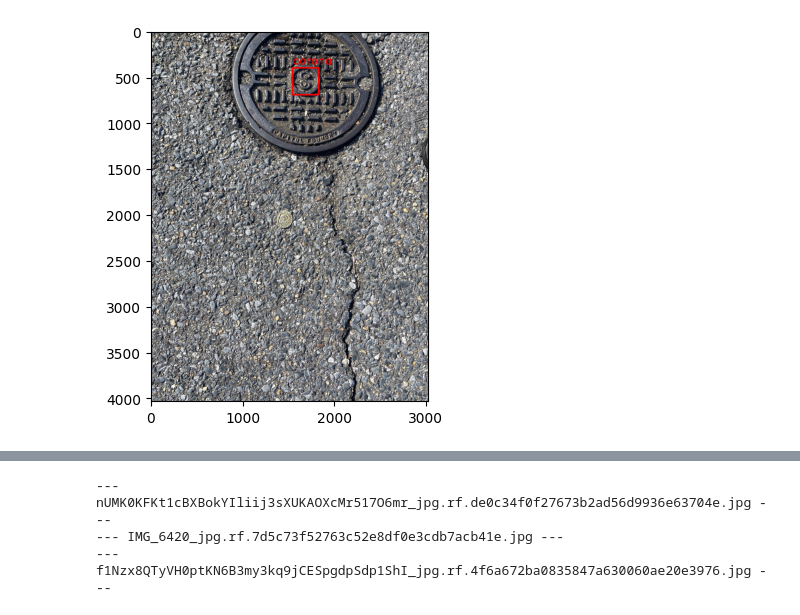
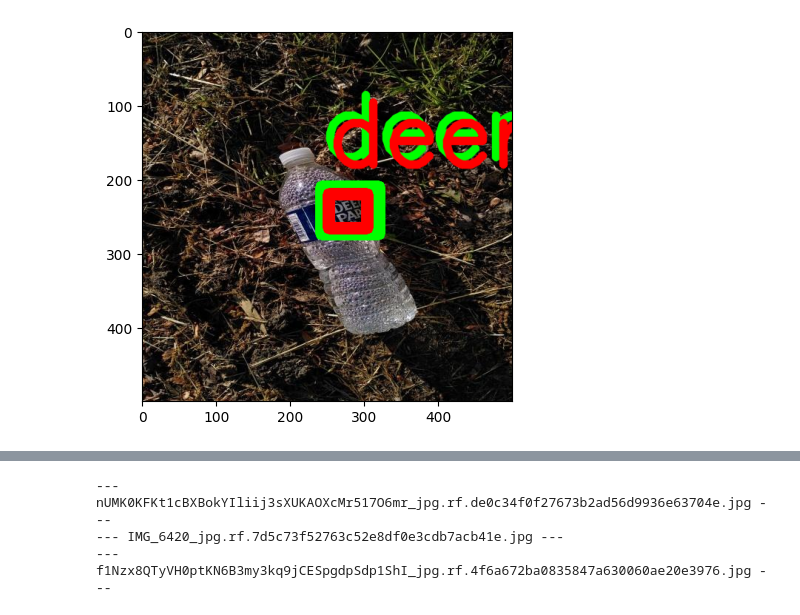
Before and after one commit to thriftypenguin/litter-imagery-brand-recognition, a Jupyter notebook: evaluate_models/evaluate_YOLO_classifier.ipynb, the cells around one changed output, grey strips where cells are left out. Drawn from its saved outputs; the diff is of its cells as text; code cells hidden in the pictures.

```diff
--- a/evaluate_models/evaluate_YOLO_classifier.ipynb
+++ b/evaluate_models/evaluate_YOLO_classifier.ipynb
@@ -52,6 +49,6 @@ id_idx_df = pd.read_csv('brand_ids_idx.csv', sep = '\t')
 # %%
 # For the lables in the test that are not present in the train set, we assign 'unknown' label
-test_lbls = [lbl if (lbl in id_idx_df['brand_name'].values) else 'unknown' for lbl in test_lbls]
+test_lbls = [lbl if (lbl in train_lbls) else 'unknown' for lbl in test_lbls]
 # %%
 # Get the df with ground truth boxes from test dataset
 label_path = '../random_test_dataset/train/labels'
@@ -88,10 +85,5 @@ image_path = '../random_test_dataset/train/images'
 files = os.listdir(image_path)
 image_names = [file.split('_jpg')[0] for file in files]
 # %%
-'''
-# load image classification model
-classifier = load_model("./models/B0_EffNet_classifier.keras")
-
-# load logo detection model
-detector = YOLO('./models/logo_detector.pt')
-'''
+# load brand detection model
+detector = YOLO('./models/logo_yolo.pt')
@@ -100,9 +90,8 @@ detector = YOLO('./models/logo_detector.pt')
 # %%
-'''
 # Detection stage
-boxes_df = pd.DataFrame(columns = ['im_name', 'xmin_coord', 'ymin_coord', 'xmax_coord', 'ymax_coord', 'box_conf', 'brand', 'predicted'])
+boxes_df = pd.DataFrame(columns = ['im_name', 'xmin_coord', 'ymin_coord', 'xmax_coord', 'ymax_coord', 'predicted'])
 
-for file in files:
+for file in files[3:4]:
     print('-'*30)
     try:
         # Scale the image and write to the local folder
@@ -123,29 +112,18 @@ for file in files:
             ymin = int(ymin * h_ratio)
             ymax = int(ymax * h_ratio)
 
-            # Get the section of the original image that is in the box
-            box_im = image_original[ymin:ymax, xmin:xmax,:]
-
-            # Run the logo classifier on this box
-            box_im = cv2.resize(box_im, (254,254))
-            y_pred = classifier.predict(box_im.reshape(1,254,254,3))
-            y_pred_dense = np.argmax(y_pred, axis=1)
-            brand_name_df = id_idx_df[id_idx_df['idx'] == y_pred_dense[0]]
-
-            # Save the box locally as an individual file
+            # Save the box to the df
             idx = len(boxes_df)
             boxes_df.loc[idx, 'im_name'] = file.split('_jpg')[0]
             boxes_df.loc[idx, 'xmin_coord'] = xmin
             boxes_df.loc[idx, 'ymin_coord'] = ymin
             boxes_df.loc[idx, 'xmax_coord'] = xmax
             boxes_df.loc[idx, 'ymax_coord'] = ymax
-            boxes_df.loc[idx, 'box_conf'] = float(results[0].boxes.conf[i])
-            boxes_df.loc[idx, 'brand_conf'] = max(y_pred[0])
-            boxes_df.loc[idx, 'predicted'] = brand_name_df['brand_name'].iloc[0]
+            boxes_df.loc[idx, 'conf'] = float(results[0].boxes.conf[i])
+            boxes_df.loc[idx, 'predicted'] = results[0].names[int(results[0].boxes.cls[i])]
     except Exception as e:
         print(e)
 
 # Save predictions
-boxes_df.to_csv('EffNet_boxes.csv', sep='\t', index=False)
-'''
+boxes_df.to_csv('YOLO_boxes.csv', sep='\t', index=False)
 # %% [output]
@@ -153,6 +138,5 @@ boxes_df.to_csv('EffNet_boxes.csv', sep='\t', index=False)
 # %%
 # Read saved predictions to not re-run the prediction job
-boxes_df_read = pd.read_csv('EffNet_boxes.csv', sep='\t')
+boxes_df_read = pd.read_csv('YOLO_boxes.csv', sep='\t')
 boxes_df_read['box_id'] = range(len(test_labels_df), len(test_labels_df) + len(boxes_df_read))
-boxes_df_read.rename(columns={'brand_predicted':'predicted'}, inplace=True)
 boxes_df_read['predicted'][boxes_df_read['predicted']=='zz_unbranded'] = 'unknown'
@@ -163,7 +162,7 @@ thr = 0.15
 #im_file = 'IMG_6420_jpg.rf.7d5c73f52763c52e8df0e3cdb7acb41e.jpg'
 #im_name  = im_file.split('_jpg')[0]
 
-im_name = 'rNQhI3XYLL0SzZRVzzT9Wr4vjxZrBa7HBoNtPOB6'
+im_name = 'AVCxXxrrWcU83HHx8YGwlV9eDE0Uzo6tLfKR0pKT'
 im_file = [file for file in os.listdir(image_path) if im_name in file][0]
 
 # Get the data slices for this image
@@ -211,35 +210,34 @@ image_boxes_df['im_name'] = image_boxes_df['im_name_x'].fillna(image_boxes_df['i
 # Calcualte total confidence for the predictions
 # No precitions is the same as predicting background,
 # mAP does not include it background, so put 1, whatever
-image_boxes_df['conf'] = image_boxes_df['box_conf'] * image_boxes_df['brand_conf']
 image_boxes_df['conf'] = image_boxes_df['conf'].fillna(1)
 
 # No label means background
 image_boxes_df[['predicted', 'true']] = image_boxes_df[['predicted', 'true']].fillna('background')
 
 # Get only the columns we need
 image_boxes_df = image_boxes_df[['im_name', 'conf', 'predicted', 'true', 'box_id']]
 
 # Draw ground truth boxes:
 # for each box, draw the box and label
 for box_params in true_labels_df[['true', 'xmin_coord', 'ymin_coord', 'xmax_coord', 'ymax_coord']].values:
 	lbl, x1, y1, x2, y2 = box_params
 	color = (0,255,0)
 	cv2.rectangle(im_orig, (x1,y1), (x2,y2), color, 15)
 	cv2.putText(im_orig, lbl, (x1,y1-40), cv2.FONT_HERSHEY_SIMPLEX, 4, color, 10, cv2.LINE_AA)
 
 # Draw predicted boxes
 for box_params in pred_labels_df[['predicted', 'xmin_coord', 'ymin_coord', 'xmax_coord', 'ymax_coord']].values:
 	lbl, x1, y1, x2, y2 = box_params
 	color = (0,0,255)
 	cv2.rectangle(im_orig, (x1,y1), (x2,y2), color, 15)
 	cv2.putText(im_orig, lbl, (x1,y1-40), cv2.FONT_HERSHEY_SIMPLEX, 4, color, 10, cv2.LINE_AA)
 
 #Show the picture
 plt.imshow(cv2.cvtColor(im_orig, cv2.COLOR_BGR2RGB))
 plt.show()
 # %% [output]
-[figure, old version]
+[figure, new version]
 # %%
 image_boxes_df
 # %% [output]
```
Also changed, not shown: parts of 10 cells of this notebook, 1 other file.
